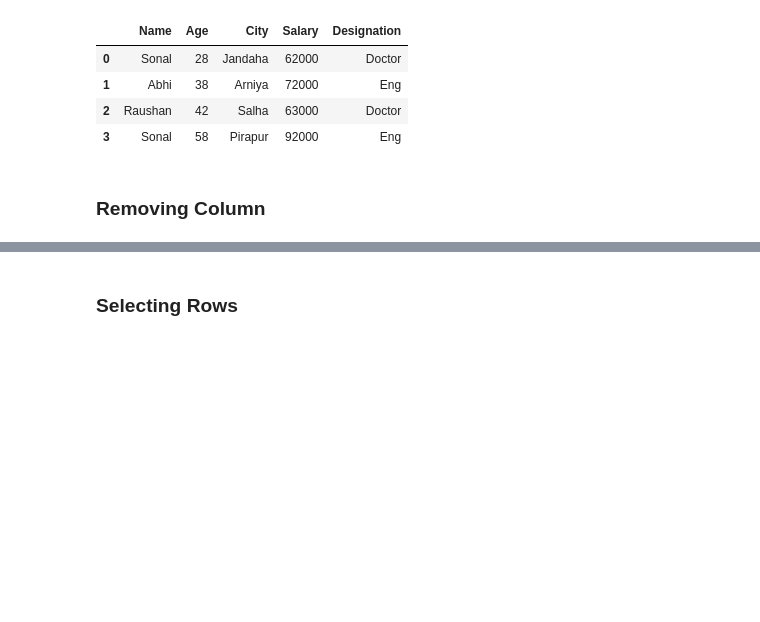
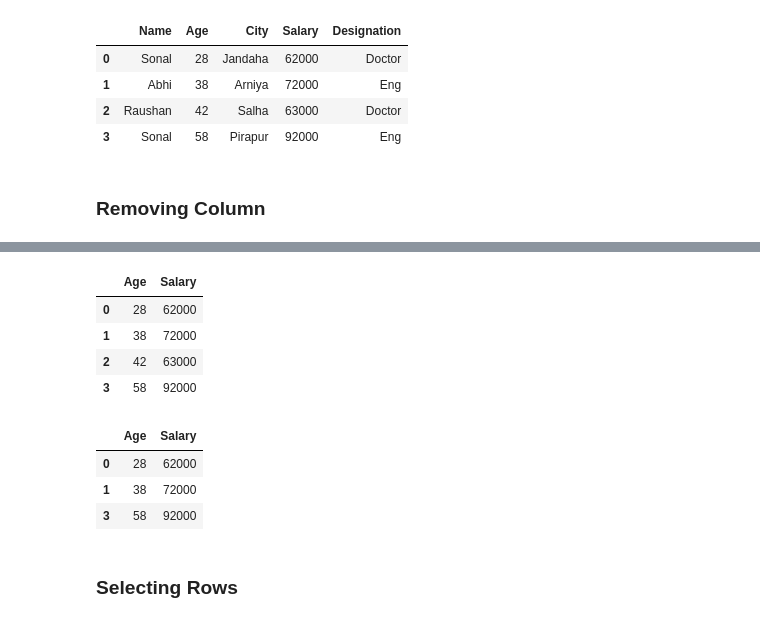
Before and after one commit to Cruziour/Data-Science-Journey, a Jupyter notebook: Pandas/DataFrame.ipynb, the cells around one changed output, grey strips where cells are left out. Saved outputs shown, nothing was run; the diff lists cells and outputs as text; code cells hidden in the pictures; blank space fills up the shorter version.

```diff
--- a/Pandas/DataFrame.ipynb
+++ b/Pandas/DataFrame.ipynb
@@ -77,0 +102,2 @@ df2
+# %%
+df2.drop('Designation', axis=1, inplace=True)
@@ -78,2 +112,19 @@ df2
+# %%
+df2.drop(['Name', 'City'], axis=1, inplace=True)
+# %%
+df2
+# %% [output]
+|  | Age | Salary |
+| 0 | 28 | 62000 |
+| 1 | 38 | 72000 |
+| 2 | 42 | 63000 |
+| 3 | 58 | 92000 |
+# %%
+df2.drop(2, axis=0)
+# %% [output]
+|  | Age | Salary |
+| 0 | 28 | 62000 |
+| 1 | 38 | 72000 |
+| 3 | 58 | 92000 |
 # %% [markdown]
 ### Selecting Rows
```
Also changed, not shown: parts of 16 cells of this notebook.
